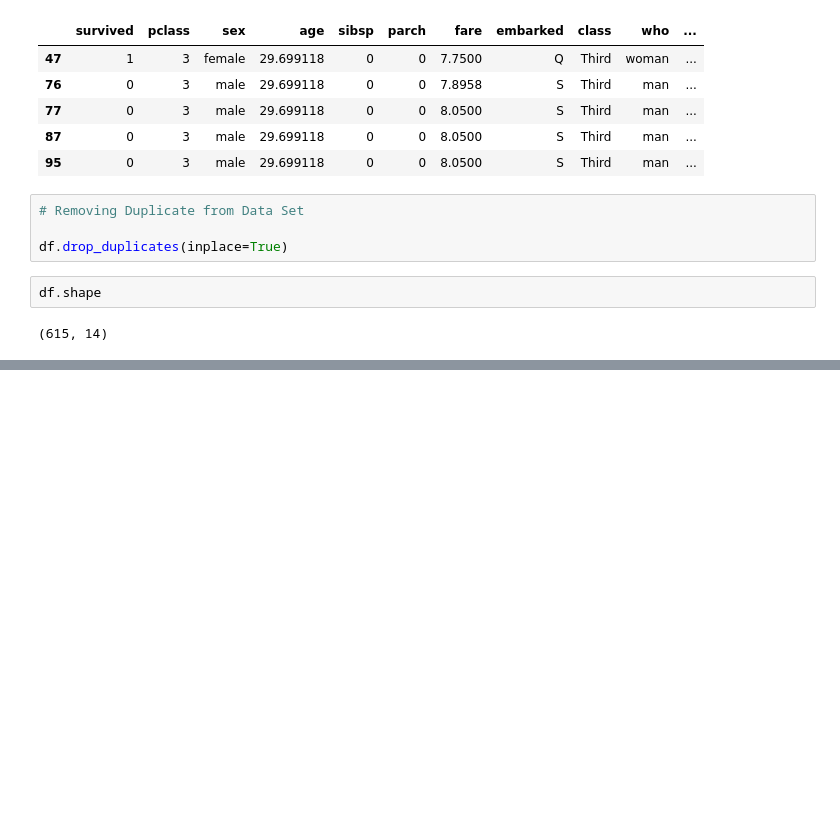
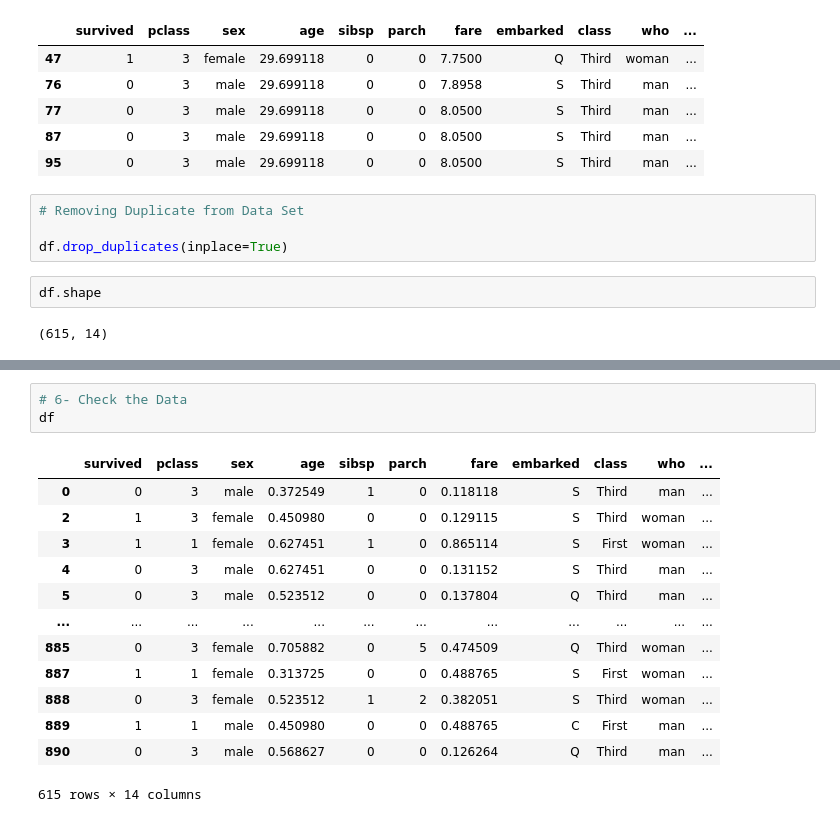
Before and after one commit to saadkhalidabbasi/Data-Science-Notes, a Jupyter notebook: Data_Wrangling_from_Zero_to_Pro.ipynb, the cells around one changed output, grey strips where cells are left out. Saved outputs shown, nothing was run; the diff lists cells and outputs as text; blank space fills up the shorter version.

```diff
--- a/Data_Wrangling_from_Zero_to_Pro.ipynb
+++ b/Data_Wrangling_from_Zero_to_Pro.ipynb
@@ -247,0 +295,17 @@ df.shape
+# %%
+# 6- Check the Data
+df
+# %% [output]
+|  | survived | pclass | sex | age | sibsp | parch | fare | embarked | class | who | ... |
+| 0 | 0 | 3 | male | 0.372549 | 1 | 0 | 0.118118 | S | Third | man | ... |
+| 2 | 1 | 3 | female | 0.450980 | 0 | 0 | 0.129115 | S | Third | woman | ... |
+| 3 | 1 | 1 | female | 0.627451 | 1 | 0 | 0.865114 | S | First | woman | ... |
+| 4 | 0 | 3 | male | 0.627451 | 0 | 0 | 0.131152 | S | Third | man | ... |
+| 5 | 0 | 3 | male | 0.523512 | 0 | 0 | 0.137804 | Q | Third | man | ... |
+| ... | ... | ... | ... | ... | ... | ... | ... | ... | ... | ... | ... |
+| 885 | 0 | 3 | female | 0.705882 | 0 | 5 | 0.474509 | Q | Third | woman | ... |
+| 887 | 1 | 1 | female | 0.313725 | 0 | 0 | 0.488765 | S | First | woman | ... |
+| 888 | 0 | 3 | female | 0.523512 | 1 | 2 | 0.382051 | S | Third | woman | ... |
+| 889 | 1 | 1 | male | 0.450980 | 0 | 0 | 0.488765 | C | First | man | ... |
+| 890 | 0 | 3 | male | 0.568627 | 0 | 0 | 0.126264 | Q | Third | man | ... |
+615 rows × 14 columns
```
Also changed, not shown: parts of 8 cells of this notebook.
